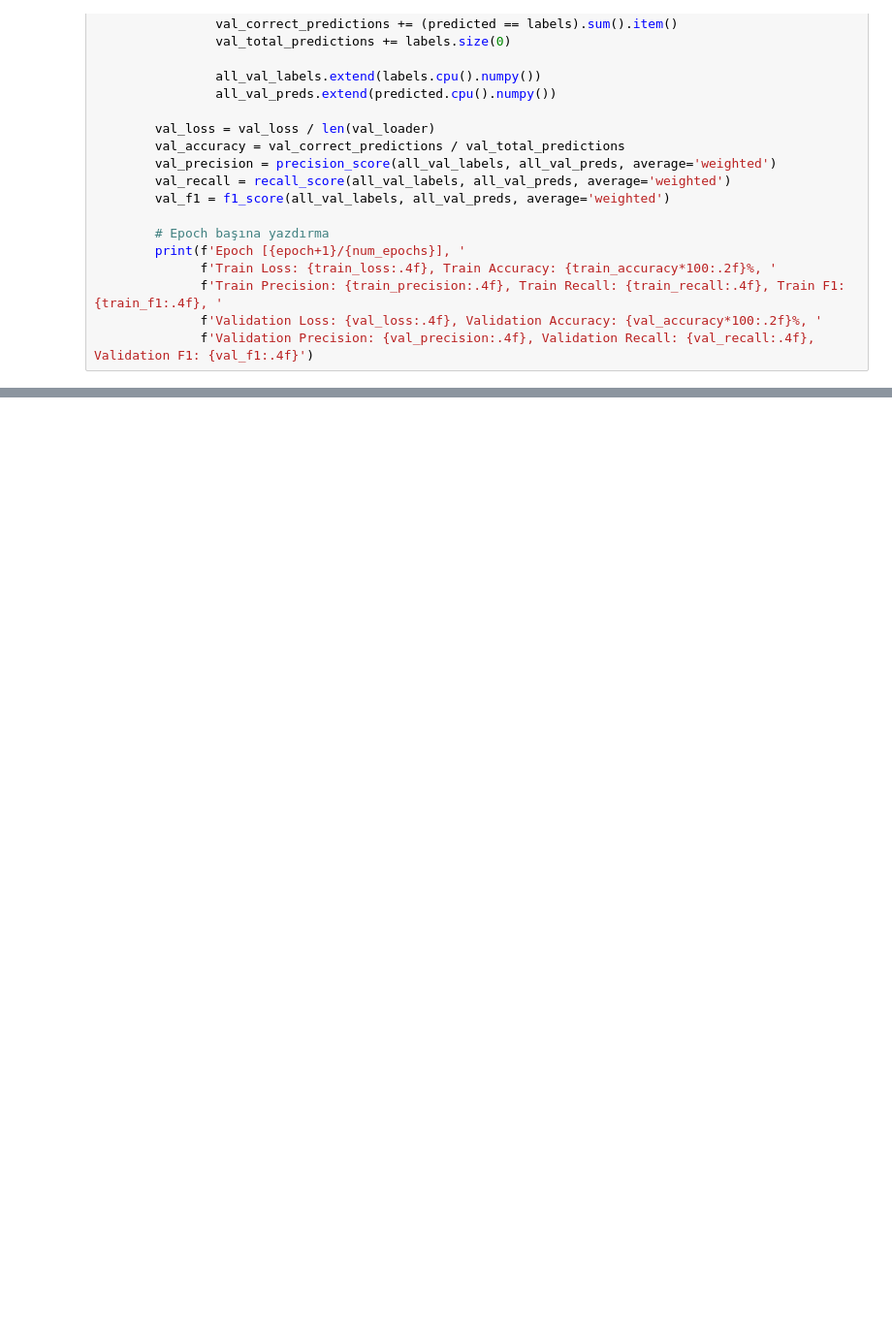
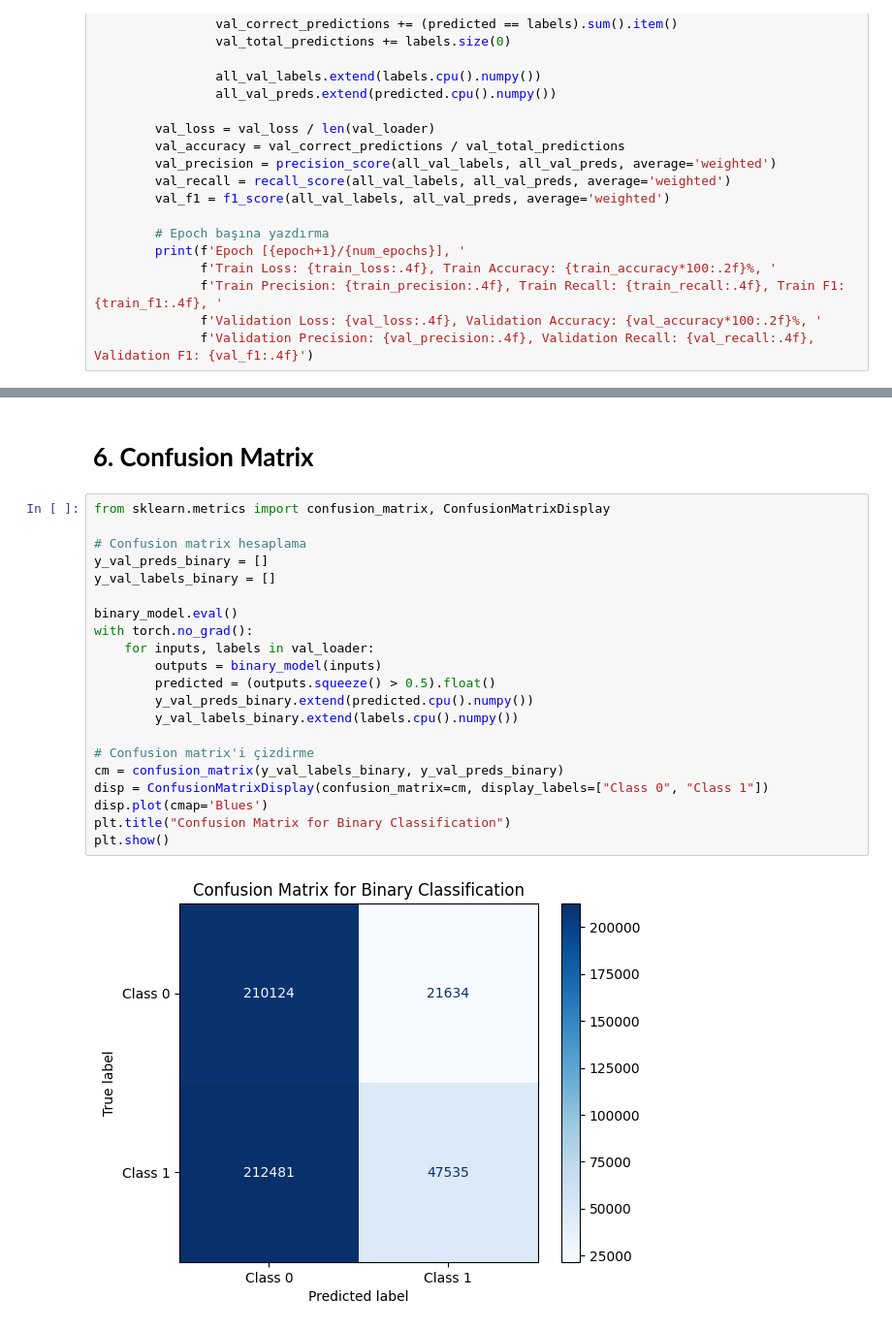
Before and after one commit to potuu/Implementation_of_A_Domain_Generative_Graph_Network_for_EEG_Based_Emotion_Recognition, a Jupyter notebook: Implementation_of_A_Domain_Generative_Graph_Network_for_EEG_Based_Emotion_Recognition_ipynb.ipynb, the cells around one changed output, grey strips where cells are left out. Shown: that part at 97% size. Saved outputs shown, nothing was run; the diff lists cells and outputs as text; blank space fills up the shorter version.

```diff
--- a/Implementation_of_A_Domain_Generative_Graph_Network_for_EEG_Based_Emotion_Recognition_ipynb.ipynb
+++ b/Implementation_of_A_Domain_Generative_Graph_Network_for_EEG_Based_Emotion_Recognition_ipynb.ipynb
@@ -533,0 +715,25 @@ Epoch [10/10], Train Loss: 1.1509, Train Accuracy: 54.88%, Train Precision: 0.54
+# %% [markdown]
+# **6. Confusion Matrix**
+# %%
+from sklearn.metrics import confusion_matrix, ConfusionMatrixDisplay
+
+# Confusion matrix hesaplama
+y_val_preds_binary = []
+y_val_labels_binary = []
+
+binary_model.eval()
+with torch.no_grad():
+    for inputs, labels in val_loader:
+        outputs = binary_model(inputs)
+        predicted = (outputs.squeeze() > 0.5).float()
+        y_val_preds_binary.extend(predicted.cpu().numpy())
+        y_val_labels_binary.extend(labels.cpu().numpy())
+
+# Confusion matrix'i çizdirme
+cm = confusion_matrix(y_val_labels_binary, y_val_preds_binary)
+disp = ConfusionMatrixDisplay(confusion_matrix=cm, display_labels=["Class 0", "Class 1"])
+disp.plot(cmap='Blues')
+plt.title("Confusion Matrix for Binary Classification")
+plt.show()
+# %% [output]
+[figure, added]
```
Also changed, not shown: parts of 25 cells of this notebook.
